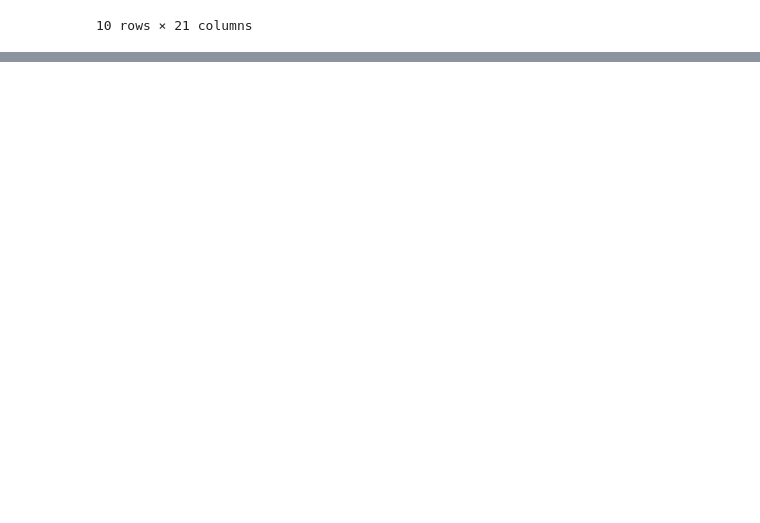
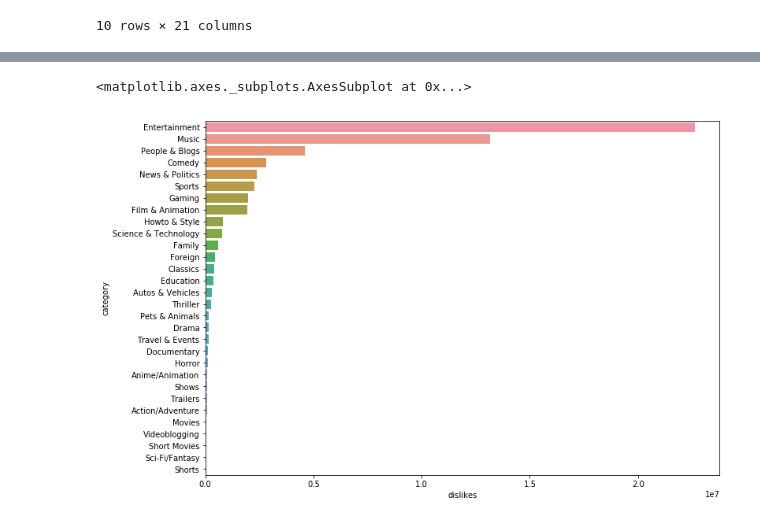
Before and after one commit to ZuxAlone/EB-2021-1-CC51, a Jupyter notebook: code/TF_code.ipynb, the cells around one changed output, grey strips where cells are left out. Saved outputs shown, nothing was run; the diff lists cells and outputs as text; code cells hidden in the pictures; blank space fills up the shorter version.

```diff
--- a/code/TF_code.ipynb
+++ b/code/TF_code.ipynb
@@ -143,0 +164,8 @@ data.head(10)
+# %%
+a4_dims = (11.7, 8.27)
+fig, ax = plt.subplots(figsize=a4_dims)
+sns.barplot(y='category', x='dislikes', data=data, ci=None, estimator=sum,
+            order=data.groupby(['category'])['dislikes'].agg('sum').sort_values(ascending = False).index)
+# %% [output]
+<matplotlib.axes._subplots.AxesSubplot at 0x...>
+[figure, added]
```
Also changed, not shown: parts of 8 cells of this notebook.
